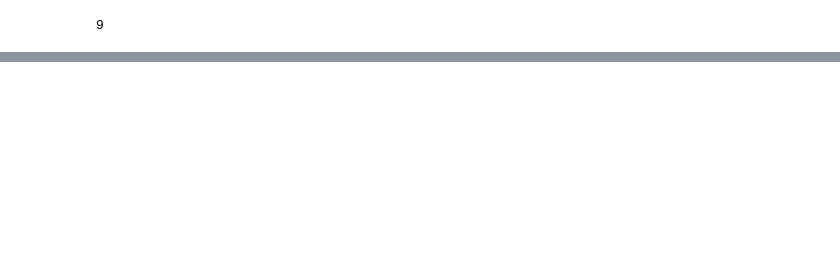
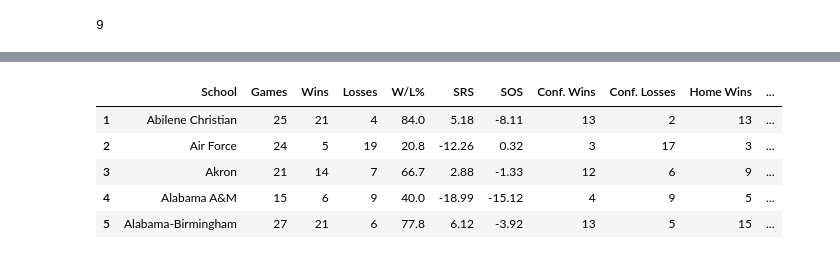
Before and after one commit to jacobdv/march-madness, a Jupyter notebook: 2021/2021_NCAA_Calculations.ipynb, the cells around one changed output, grey strips where cells are left out. Saved outputs shown, nothing was run; the diff lists cells and outputs as text; code cells hidden in the pictures; blank space fills up the shorter version.

```diff
--- a/2021/2021_NCAA_Calculations.ipynb
+++ b/2021/2021_NCAA_Calculations.ipynb
@@ -160,3 +191,10 @@ test.describe()
 # %%
-ncaa_adv.describe()
+ncaa_adv.head()
+# %% [output]
+|  | School | Games | Wins | Losses | W/L% | SRS | SOS | Conf. Wins | Conf. Losses | Home Wins | ... |
+| 1 | Abilene Christian | 25 | 21 | 4 | 84.0 | 5.18 | -8.11 | 13 | 2 | 13 | ... |
+| 2 | Air Force | 24 | 5 | 19 | 20.8 | -12.26 | 0.32 | 3 | 17 | 3 | ... |
+| 3 | Akron | 21 | 14 | 7 | 66.7 | 2.88 | -1.33 | 12 | 6 | 9 | ... |
+| 4 | Alabama A&M | 15 | 6 | 9 | 40.0 | -18.99 | -15.12 | 4 | 9 | 5 | ... |
+| 5 | Alabama-Birmingham | 27 | 21 | 6 | 77.8 | 6.12 | -3.92 | 13 | 5 | 15 | ... |
 # %%
```
Also changed, not shown: parts of 7 cells of this notebook, 3 other files.
